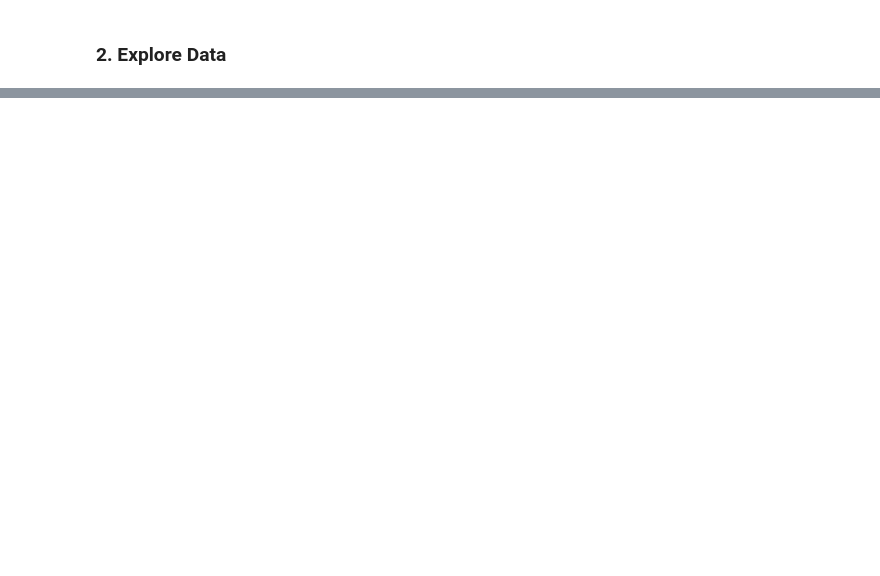
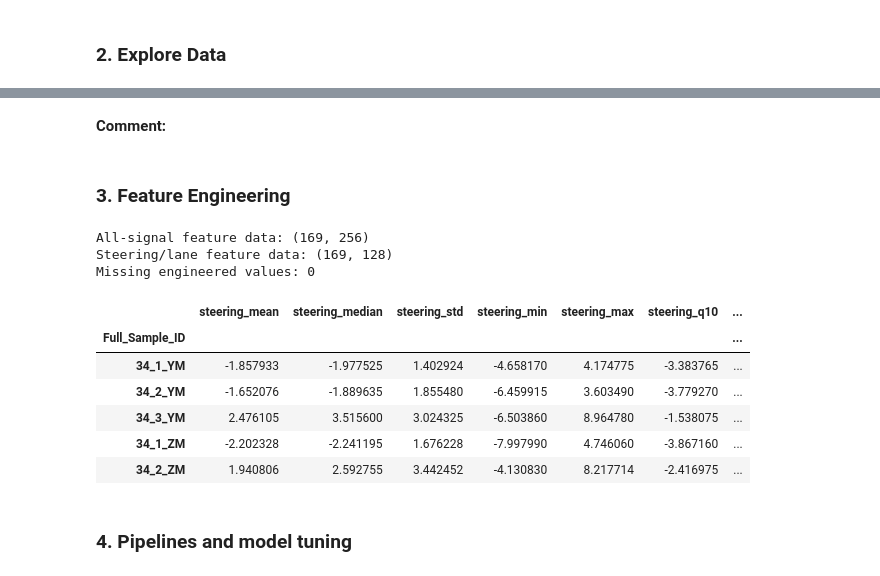
Before and after one commit to khanhdo05/Intro-to-ML, a Jupyter notebook: homework3.ipynb, the cells around one changed output, grey strips where cells are left out. Cells and saved outputs as stored; diff of their text form; code cells hidden in the pictures; blank space fills up the shorter version.

```diff
--- a/homework3.ipynb
+++ b/homework3.ipynb
@@ -588,0 +605,4 @@ Name: proportion, dtype: float64
+# %% [markdown]
+**Comment:**
+# %% [markdown]
+### 3. Feature Engineering
@@ -588,0 +653,12 @@ Name: proportion, dtype: float64
+# %%
+def max_one_sec_sd(x):
+    return x.rolling(60).std().max()
+
+def drug_lab_features(input_data):
+    my_vars = list(drug_signals.values())
+    groups = input_data.groupby("Full_Sample_ID", sort=False)
+    return pd.concat([
+        groups[my_vars].mean().add_suffix("_mean"),
+        groups[my_vars].std().add_suffix("_std"),
+        groups[my_vars].apply(max_one_sec_sd).add_suffix("_max_1sec_sd")
+    ], axis=1)
@@ -588,0 +704,30 @@ Name: proportion, dtype: float64
+# %%
+drug_X = drug_feature_engineering(drug)
+drug_X_lab = drug_lab_features(drug)
+drug_X_temporal = drug_temporal_features(drug)
+drug_X_rich = drug_X.join(drug_X_temporal).join(drug_X_lab.filter(like="_max_1sec_sd"))
+drug_y = drug_sample_info["Target"].reindex(drug_X_rich.index)
+
+# Compare all signals with the steering/lane subset motivated above.
+drug_X_focused = drug_X_rich[[column for column in drug_X_rich
+                             if column.startswith(("steering", "lane", "CFS.Steering", "SCC."))]]
+assert drug_X_rich.index.is_unique
+assert drug_X_rich.index.equals(drug_y.index)
+assert drug_y.notna().all()
+print("All-signal feature data:", drug_X_rich.shape)
+print("Steering/lane feature data:", drug_X_focused.shape)
+print("Missing engineered values:", drug_X_rich.isna().sum().sum())
+display(drug_X_focused.iloc[:5, :8])
+# %% [output]
+All-signal feature data: (169, 256)
+Steering/lane feature data: (169, 128)
+Missing engineered values: 0
+|  | steering_mean | steering_median | steering_std | steering_min | steering_max | steering_q10 | ... |
+| Full_Sample_ID |  |  |  |  |  |  | ... |
+| 34_1_YM | -1.857933 | -1.977525 | 1.402924 | -4.658170 | 4.174775 | -3.383765 | ... |
+| 34_2_YM | -1.652076 | -1.889635 | 1.855480 | -6.459915 | 3.603490 | -3.779270 | ... |
+| 34_3_YM | 2.476105 | 3.515600 | 3.024325 | -6.503860 | 8.964780 | -1.538075 | ... |
+| 34_1_ZM | -2.202328 | -2.241195 | 1.676228 | -7.997990 | 4.746060 | -3.867160 | ... |
+| 34_2_ZM | 1.940806 | 2.592755 | 3.442452 | -4.130830 | 8.217714 | -2.416975 | ... |
+# %% [markdown]
+### 4. Pipelines and model tuning
```
Also changed, not shown: parts of 14 cells of this notebook.
